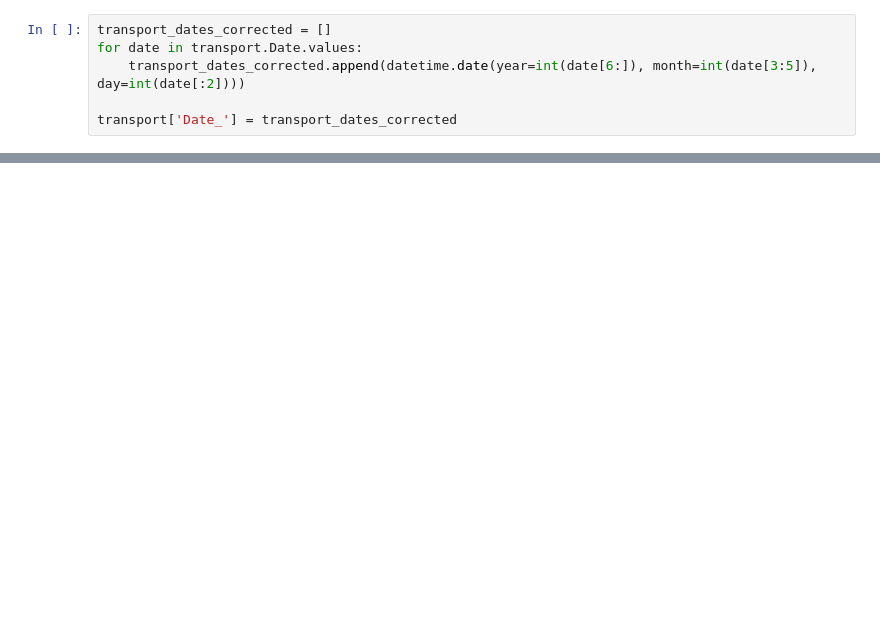
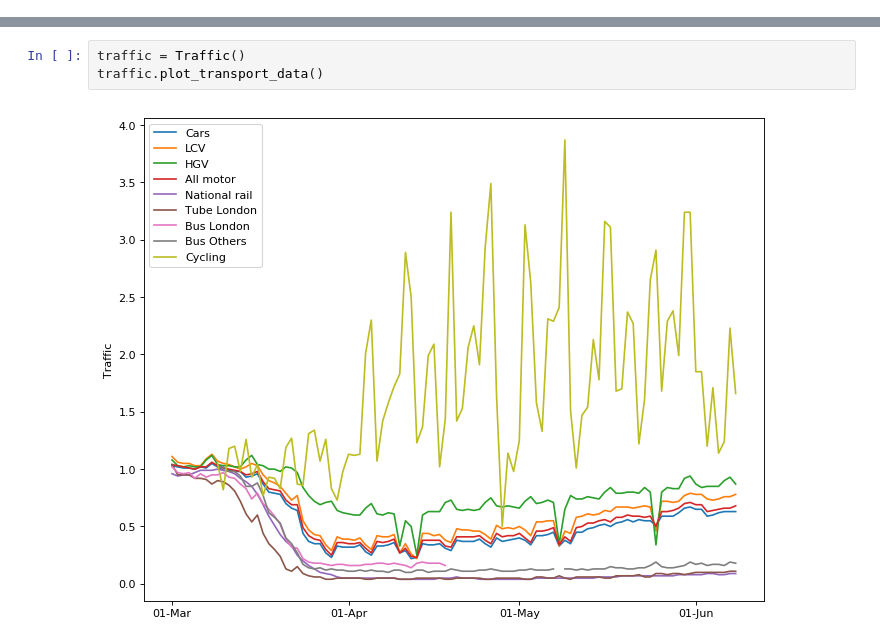
Before and after one commit to aricooperdavis/coronasaurus_NERCHackathonTwo_LearningFromLockdown, a Jupyter notebook: transport/Transport.ipynb, the cells around one changed output, grey strips where cells are left out. Cells and saved outputs as stored; diff of their text form; blank space fills up the shorter version.

```diff
--- a/transport/Transport.ipynb
+++ b/transport/Transport.ipynb
@@ -10,6 +0,0 @@ transport = pd.read_csv('transport.csv')
-# %%
-transport_dates_corrected = []
-for date in transport.Date.values:
-    transport_dates_corrected.append(datetime.date(year=int(date[6:]), month=int(date[3:5]), day=int(date[:2])))
-
-transport['Date_'] = transport_dates_corrected
@@ -25,0 +351,5 @@ plt.show()
+# %%
+traffic = Traffic()
+traffic.plot_transport_data()
+# %% [output]
+[figure, added]
```
Also changed, not shown: parts of 9 cells of this notebook, 33 other files.
